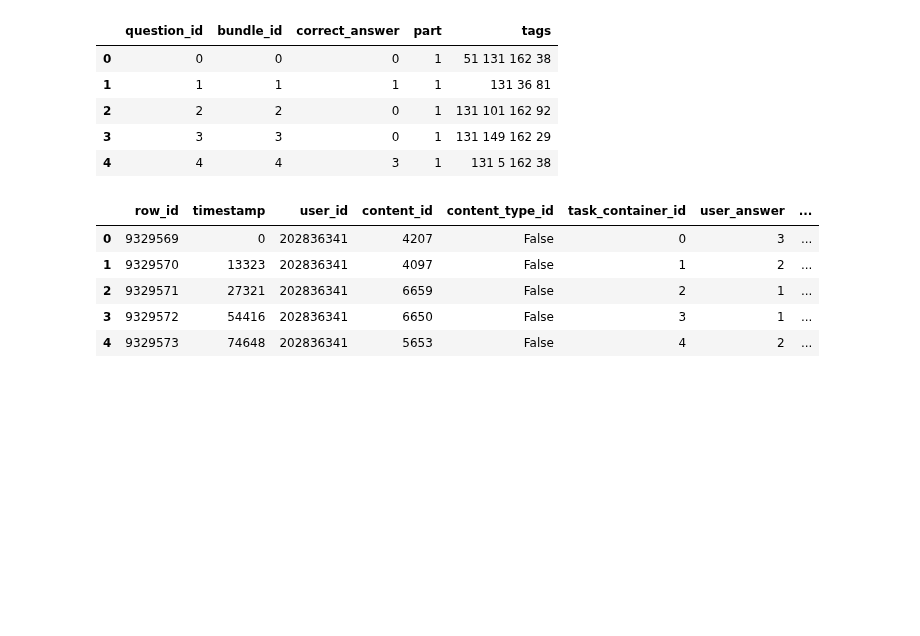
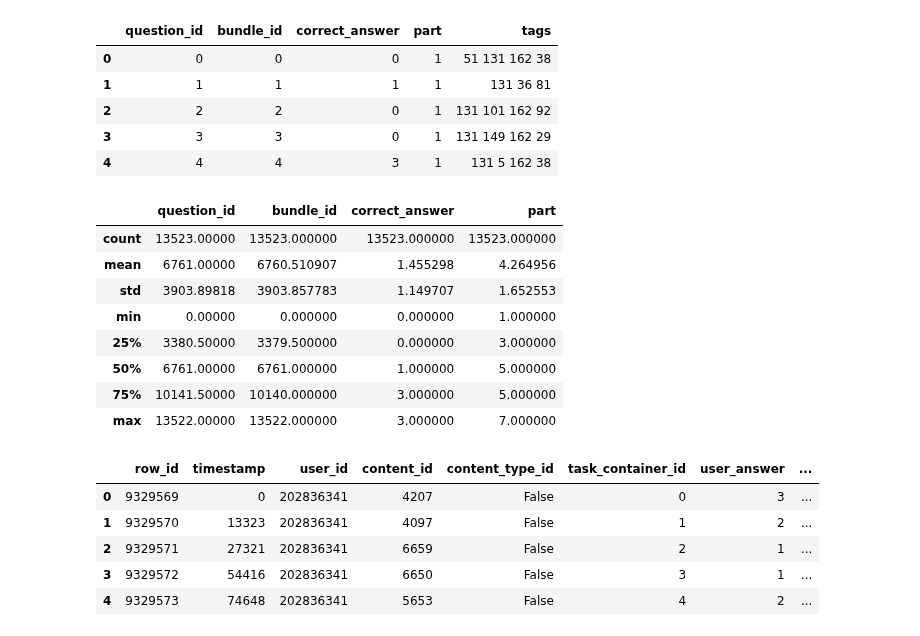
Before and after one commit to nisarahamedk/kaggle-riid, a Jupyter notebook: notebooks/riid_tfrecords.ipynb, the cells around one changed output. Drawn from its saved outputs; the diff is of its cells as text; code cells hidden in the pictures; blank space fills up the shorter version.

```diff
--- a/notebooks/riid_tfrecords.ipynb
+++ b/notebooks/riid_tfrecords.ipynb
@@ -220,6 +236,18 @@ questions_df.head()
 | 2 | 2 | 2 | 0 | 1 | 131 101 162 92 |
 | 3 | 3 | 3 | 0 | 1 | 131 149 162 29 |
 | 4 | 4 | 4 | 3 | 1 | 131 5 162 38 |
+# %%
+questions_df.describe()
+# %% [output]
+|  | question_id | bundle_id | correct_answer | part |
+| count | 13523.00000 | 13523.000000 | 13523.000000 | 13523.000000 |
+| mean | 6761.00000 | 6760.510907 | 1.455298 | 4.264956 |
+| std | 3903.89818 | 3903.857783 | 1.149707 | 1.652553 |
+| min | 0.00000 | 0.000000 | 0.000000 | 1.000000 |
+| 25% | 3380.50000 | 3379.500000 | 0.000000 | 3.000000 |
+| 50% | 6761.00000 | 6761.000000 | 1.000000 | 5.000000 |
+| 75% | 10141.50000 | 10140.000000 | 3.000000 | 5.000000 |
+| max | 13522.00000 | 13522.000000 | 3.000000 | 7.000000 |
 # %%
 # removing lecture rows.
 fold_df = fold_df[fold_df.answered_correctly != -1]
```
Also changed, not shown: parts of 12 cells of this notebook.
